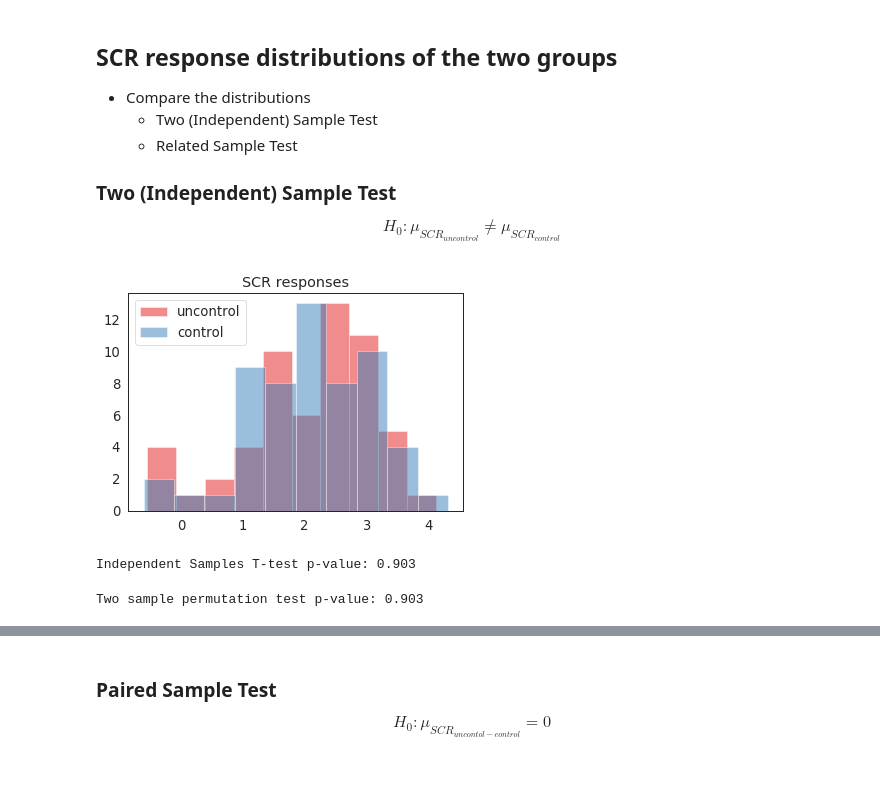
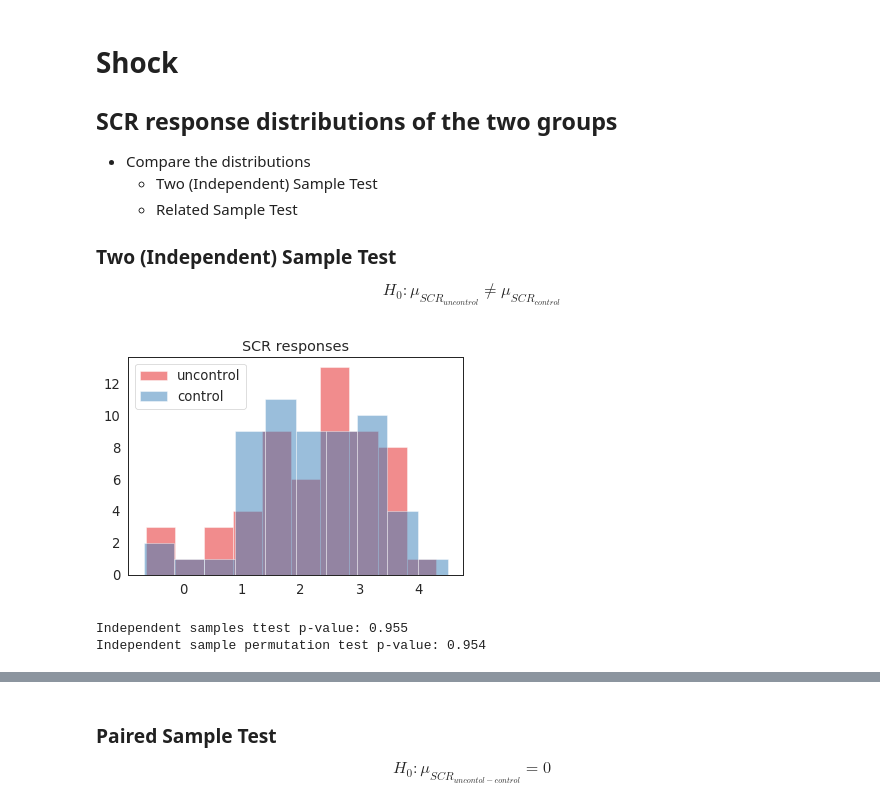
Before and after one commit to chirag90in/eCON_old, a Jupyter notebook: eCON/06b-SCR_analysis.ipynb, the cells around one changed output, grey strips where cells are left out. Drawn from its saved outputs; the diff is of its cells as text; code cells hidden in the pictures; blank space fills up the shorter version.

```diff
--- a/eCON/06b-SCR_analysis.ipynb
+++ b/eCON/06b-SCR_analysis.ipynb
@@ -33,7 +32,10 @@ import seaborn as sns; sns.set(context="paper",style="white",font_scale=1.5)
 cmap = plt.get_cmap('Set1')
 # %%
 eCON = '/data/bswift-1/Pessoa_Lab/eCON'
-SCR_betapath = join(eCON,'SCR_new/dataset/results_ShockUncensored/{subj}/{group}lable/splitted_regs/{subj}_bucket_REML_clean.1D')
-roi_betapath = join(eCON,'dataset/results_ShockUncensored/{subj}/{group}lable/splitted_regs/ROI_{roi}/noProx/{subj}_bucket_REML.1D')
+bucket_path = join(eCON,'SCR_new/dataset/results_ShockUncensored/{subj}/{group}/splitted_regs/noProx/buttonPress/{subj}_bucket_REML_clean.1D')
 yoked = pd.read_excel(join(eCON,'SCR_new/scripts/CON_yoked_table.xlsx'))
 yoked = yoked.query('use == 1')
+
+N = 57
+
+effects = 'signNearest signNear signFar magNearest magNear magFar signXmagNearest signXmagNear signXmagFar v_motion block_onset block_offset'.split()
@@ -62,0 +42,29 @@ else:
+# %%
+def combine_beta(beta,t):
+    weights = (t/beta)**2
+    combined_beta = np.sum(weights*beta,axis=0)/np.sum(weights,axis=0)
+    return combined_beta
+# %%
+if exists('Individual_betas_from_SCR_analysis_S_buttonPress.csv'):
+    shock_df = pd.read_csv('Individual_betas_from_SCR_analysis_S_buttonPress.csv')
+else:
+    shock_df = pd.DataFrame()
+    for i,row in yoked.iterrows():
+        for kind in ['control','uncontrol']:
+            subj = row[kind]
+            group = kind+'lable'
+            nruns = np.sum(row.loc['run0':'run5'].astype(bool))
+            data = np.loadtxt(bucket_path.format(subj=subj,group=group))
+
+            shock_est = data[25:][:nruns*2]
+            beta = shock_est[::2]
+            t = shock_est[1::2]
+            combined_beta = combine_beta(beta=beta,t=t)
+            #print('-'*50)
+            #print(subj)
+            #print('betas: ',beta)
+            #print('tstat: ',t)
+            tmp_df = pd.DataFrame({'Pair':['P{:02}'.format(i)],'Subject':[subj],'Group':[kind],'shock':[combined_beta]})
+            shock_df = pd.concat([shock_df,tmp_df],axis=0,ignore_index=True)
+
+shock_df.to_csv('Individual_betas_from_SCR_analysis_S_buttonPress.csv',index=False)
@@ -63,4 +145,5 @@ else:
 # %% [markdown]
+# **Shock**
 ## **SCR response distributions of the two groups**
 - Compare the distributions
     - Two (Independent) Sample Test
@@ -70,12 +153,12 @@ else:
 
 $$H_{0}:\mu_{SCR_{uncontrol}} \neq \mu_{SCR_{control}}$$
 # %%
-uncon_scr = df[df.columns[~df.columns.isin(rois)]][df['Group']=='uncontrol']['SCR'].values
-con_scr = df[df.columns[~df.columns.isin(rois)]][df['Group']=='control']['SCR'].values
+uncon_scr = shock_df[shock_df['Group']=='uncontrol']['shock'].values
+con_scr = shock_df[shock_df['Group']=='control']['shock'].values
 
 _=plt.hist(uncon_scr,alpha=0.5,color=cmap.colors[0],label='uncontrol')
 _=plt.hist(con_scr,alpha=0.5,color=cmap.colors[1],label='control')
 _=plt.title('SCR responses')
 _=plt.legend()
 # %% [output]
-[figure, old version]
+[figure, new version]
@@ -93,14 +174,12 @@ def ind_samp_perm_test(treatment, control, n_perms):
         k += real_obs < abs(obs)
     return (samp_dist,(k+1)/(n_perms+1))
 # %%
-print('Independent Samples T-test p-value: %.3f' %(ttest_ind(uncon_scr,con_scr)[1]))
+print('Independent samples ttest p-value: %.3f' %(ttest_ind(uncon_scr,con_scr)[1]))
+samp_dist, p_val = ind_samp_perm_test(uncon_scr,con_scr,50000)
+print('Independent sample permutation test p-value: %.3f' %(p_val))
 # %% [output]
-Independent Samples T-test p-value: 0.903
+Independent samples ttest p-value: 0.955
+Independent sample permutation test p-value: 0.954
-# %%
-samp_dist, p_val = ind_samp_perm_test(uncon_scr,con_scr,50000)
-print('Two sample permutation test p-value: %.3f' %(p_val))
-# %% [output]
-Two sample permutation test p-value: 0.903
 # %%
 _=plt.hist(samp_dist,bins=25,alpha=0.45)
 plt.axvline(x=np.mean(uncon_scr) - np.mean(con_scr),c='red',label='Observed mean')
```
Also changed, not shown: parts of 37 cells of this notebook, 3 other files.
